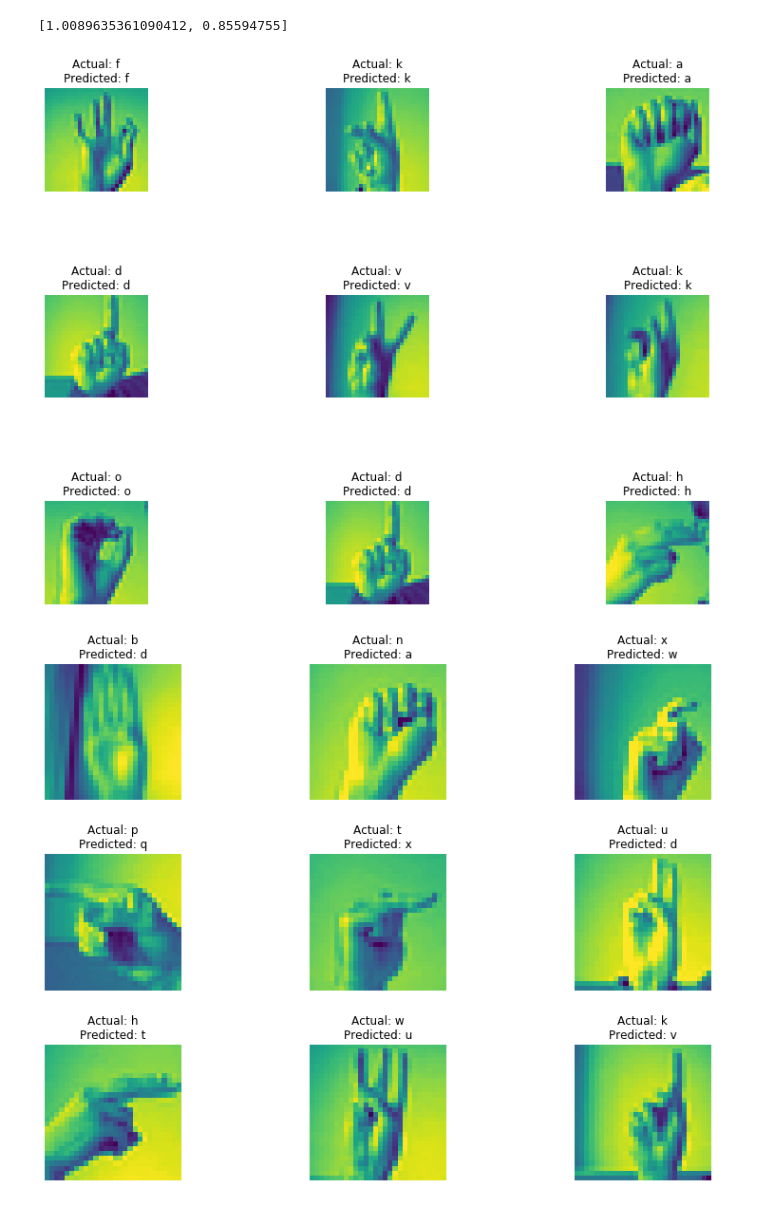
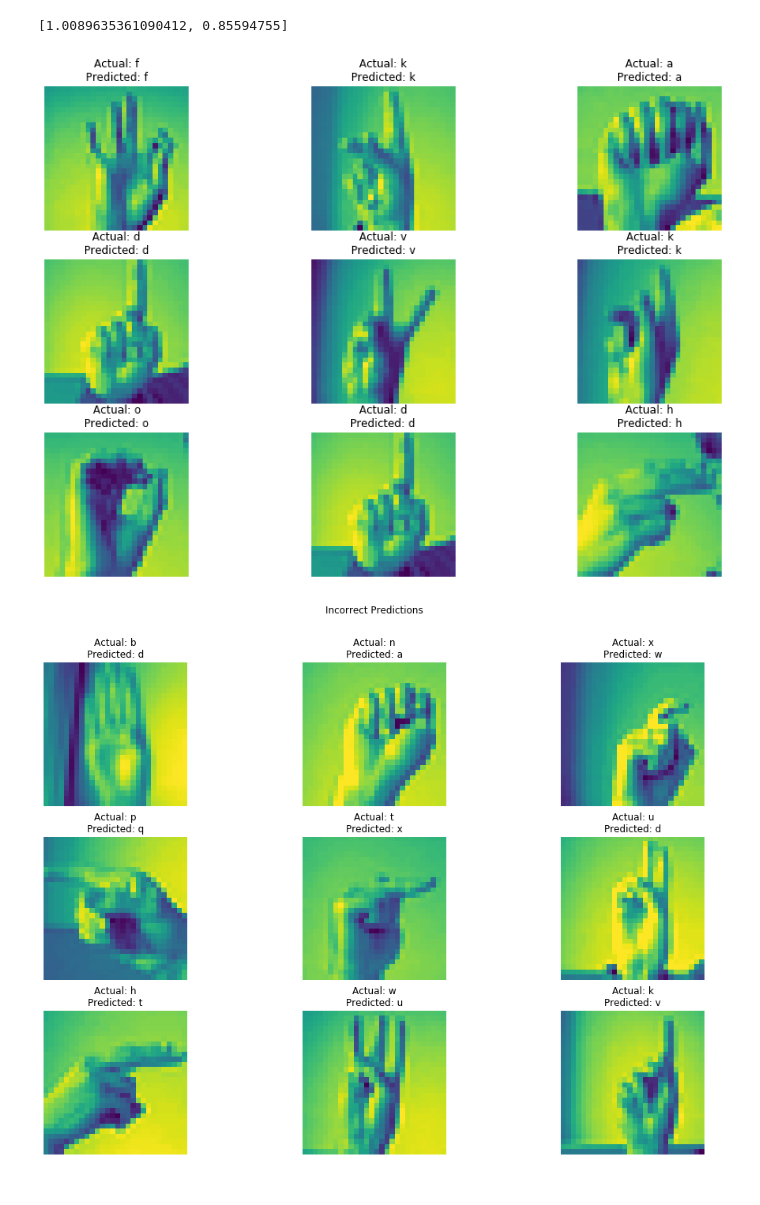
Before and after one commit to MarcusGasberg/sign_language_it_mal_grp21, a Jupyter notebook: sign_language_cnn.ipynb, the cells around one changed output. Saved outputs shown, nothing was run; the diff lists cells and outputs as text; code cells hidden in the pictures.

Commit message:
Fix plots a bit

```diff
--- a/sign_language_cnn.ipynb
+++ b/sign_language_cnn.ipynb
@@ -56,14 +56,14 @@ batch_size, height, width, channel = X_train.shape
 
 model = keras.models.Sequential([
     keras.layers.Input(shape=X_train.shape[1:]),
-    keras.layers.ZeroPadding2D(padding=(3,3)),
-    keras.layers.Conv2D(filters=6, kernel_size=(3, 3), activation="relu"),
+    keras.layers.ZeroPadding2D(padding=(3, 3)),
+    keras.layers.Conv2D(filters=8, kernel_size=(3, 3), activation="relu"),
     keras.layers.AveragePooling2D(),
     keras.layers.Conv2D(filters=16, kernel_size=(3, 3), activation="relu"),
     keras.layers.AveragePooling2D(),
     keras.layers.Flatten(),
-    keras.layers.Dense(100, activation="relu"),
-    keras.layers.Dense(84, activation="relu"),
+    keras.layers.Dense(128, activation="relu"),
+    keras.layers.Dense(64, activation="relu"),
     keras.layers.Dense(len(class_names), activation="softmax")
 ])
 # %%
@@ -115,32 +115,28 @@ model.evaluate(X_test, y_test)
 # %%
 import math
 
 num_rows = 3
 num_cols = 3
-
-
-plt.rcParams['figure.figsize'] = [15, 10]
 
 X_new = X_test[:num_rows*num_cols]
 
 y_pred = model.predict_classes(X_new)
 
 fix, ax = plt.subplots(num_rows, num_cols)
 for index, image in enumerate(X_new):
     ax[math.floor(index/num_rows), index%num_rows].imshow(image.reshape((28,28)))
     ax[math.floor(index/num_rows), index%num_rows].set_title(
         f"Actual: {class_names[y_test[index]]}\nPredicted: {class_names[y_pred[index]]}",
         fontsize=12)
     ax[int(index/num_rows), index%num_rows].axis('off')
-plt.subplots_adjust(wspace=0.2, hspace=1)
-plt.show()
+
+fig.tight_layout()
+fig.suptitle(f'First {num_cols*num_rows} Predictions')
+fig.subplots_adjust(top=0.88)
+fig.show()
 # %% [output]
-[figure, old version]
+[figure, new version]
 # %%
-
-
-plt.rcParams['figure.figsize'] = [15, 10]
-
 y_pred = model.predict_classes(X_test)
 
 confusion_indices = np.where(y_pred != y_test)
@@ -148,16 +144,20 @@ X_confusion = X_test[confusion_indices]
 y_pred_confusion = y_pred[confusion_indices]
 y_test_confusion = y_test[confusion_indices]
 
-fix, ax = plt.subplots(num_rows, num_cols)
+fig, ax = plt.subplots(num_rows, num_cols)
 for index, image in enumerate(X_confusion[:num_rows*num_cols]):
     ax[math.floor(index/num_rows), index%num_rows].imshow(image.reshape((28,28)))
     ax[math.floor(index/num_rows), index%num_rows].set_title(
         f"Actual: {class_names[y_test_confusion[index]]}\nPredicted: {class_names[y_pred_confusion[index]]}",
         fontsize=12)
     ax[int(index/num_rows), index%num_rows].axis('off')
-plt.subplots_adjust(wspace=0.0, hspace=0.4)
-plt.show()
+
+
+fig.tight_layout()
+fig.suptitle('Incorrect Predictions')
+fig.subplots_adjust(top=0.88)
+fig.show()
 # %% [output]
-[figure, old version]
+[figure, new version]
 # %%
 import sklearn.metrics as metrics
```
Also changed, not shown: parts of 1 cell of this notebook.
